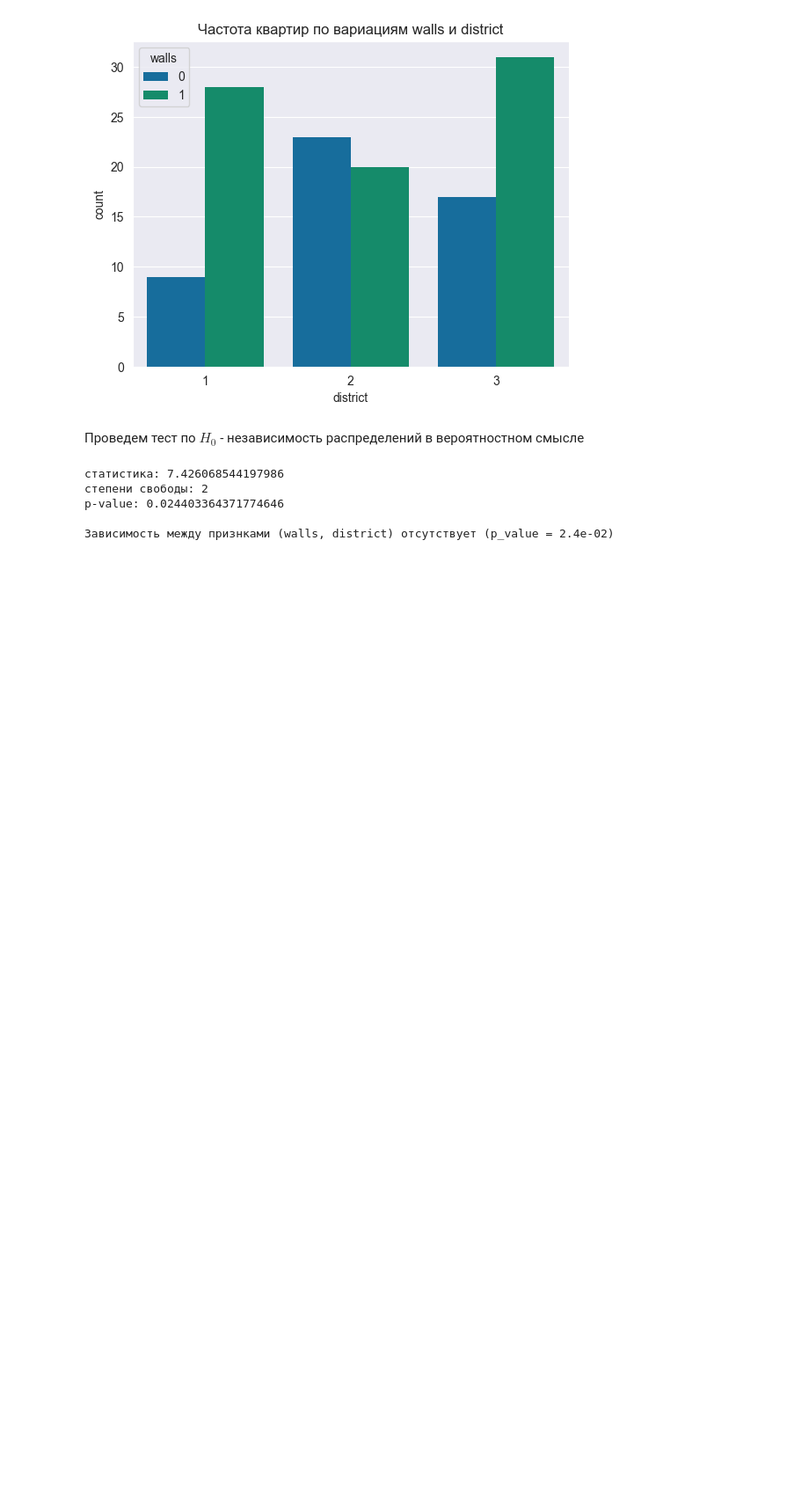
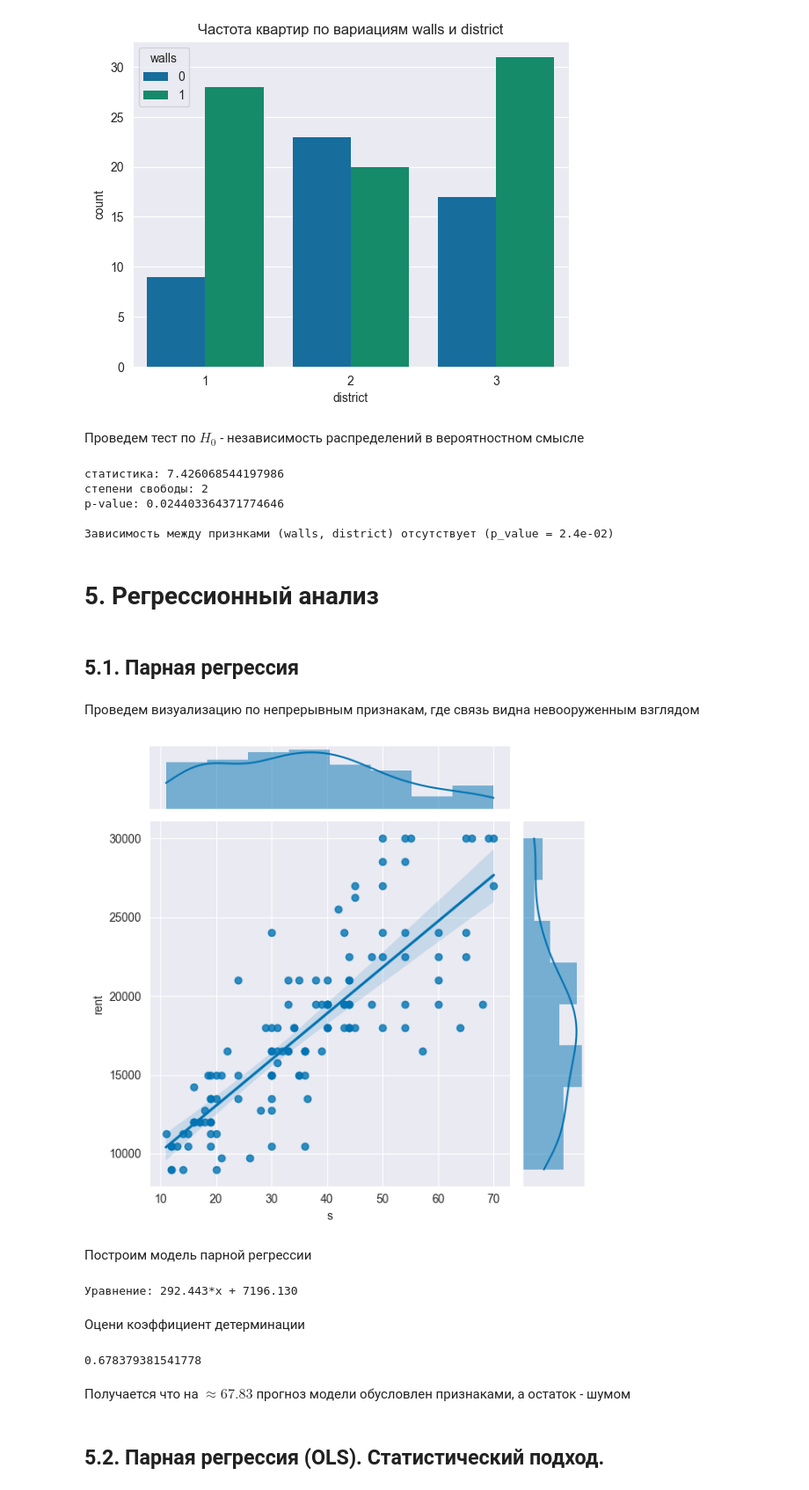
Before and after one commit to Torgovatel/Projects, a Jupyter notebook: DS/study-tsu-rent-ra/src/main.ipynb, the cells around one changed output. Shown at 88% size. Saved outputs shown, nothing was run; the diff lists cells and outputs as text; code cells hidden in the pictures; blank space fills up the shorter version.

```diff
--- a/DS/study-tsu-rent-ra/src/main.ipynb
+++ b/DS/study-tsu-rent-ra/src/main.ipynb
@@ -617,3 +617,16 @@ print(f'Зависимость между признками (walls, district) {
 p-value: 0.024403364371774646
 
 Зависимость между признками (walls, district) отсутствует (p_value = 2.4e-02)
+# %% [markdown]
+# 5. Регрессионный анализ
+# %% [markdown]
+## 5.1. Парная регрессия
+# %% [markdown]
+Проведем визуализацию по непрерывным признакам, где связь видна невооруженным взглядом
+# %%
+sns.jointplot(data=df, x='s', y='rent', kind='reg')
+plt.show()
+# %% [output]
+[figure, added]
+# %% [markdown]
+Построим модель парной регрессии
@@ -619,0 +636,15 @@ p-value: 0.024403364371774646
+# %%
+print(f'Уравнение: {pair_model.coef_[0][0]:.3f}*x + {pair_model.intercept_[0]:.3f}')
+# %% [output]
+Уравнение: 292.443*x + 7196.130
+# %% [markdown]
+Оцени коэффициент детерминации
+# %%
+r2 = pair_model.score(df[['s']], df[['rent']])
+r2
+# %% [output]
+0.678379381541778
+# %% [markdown]
+Получается что на $\approx 67.83%$ прогноз модели обусловлен признаками, а остаток - шумом
+# %% [markdown]
+## 5.2. Парная регрессия (OLS). Статистический подход.
```
Also changed, not shown: parts of 23 cells of this notebook.
